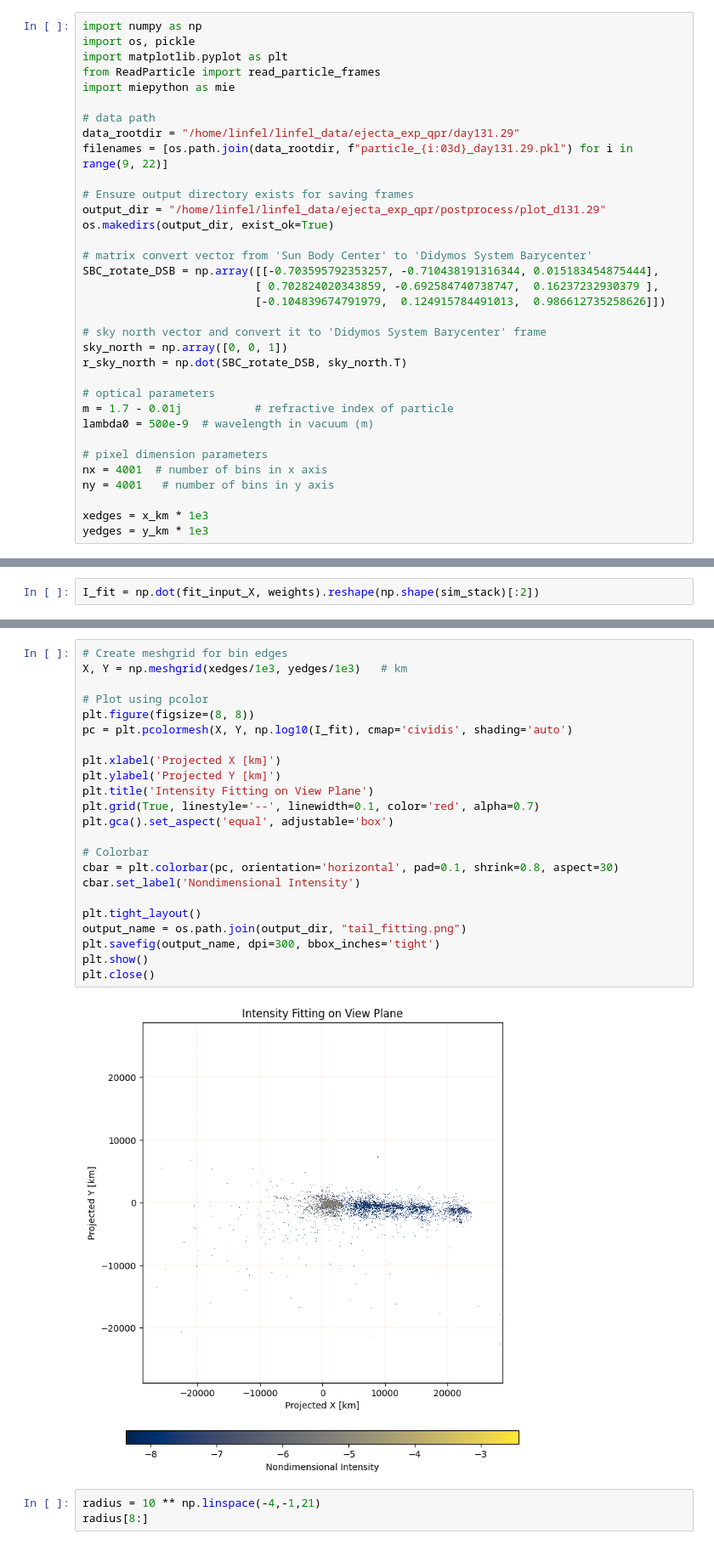
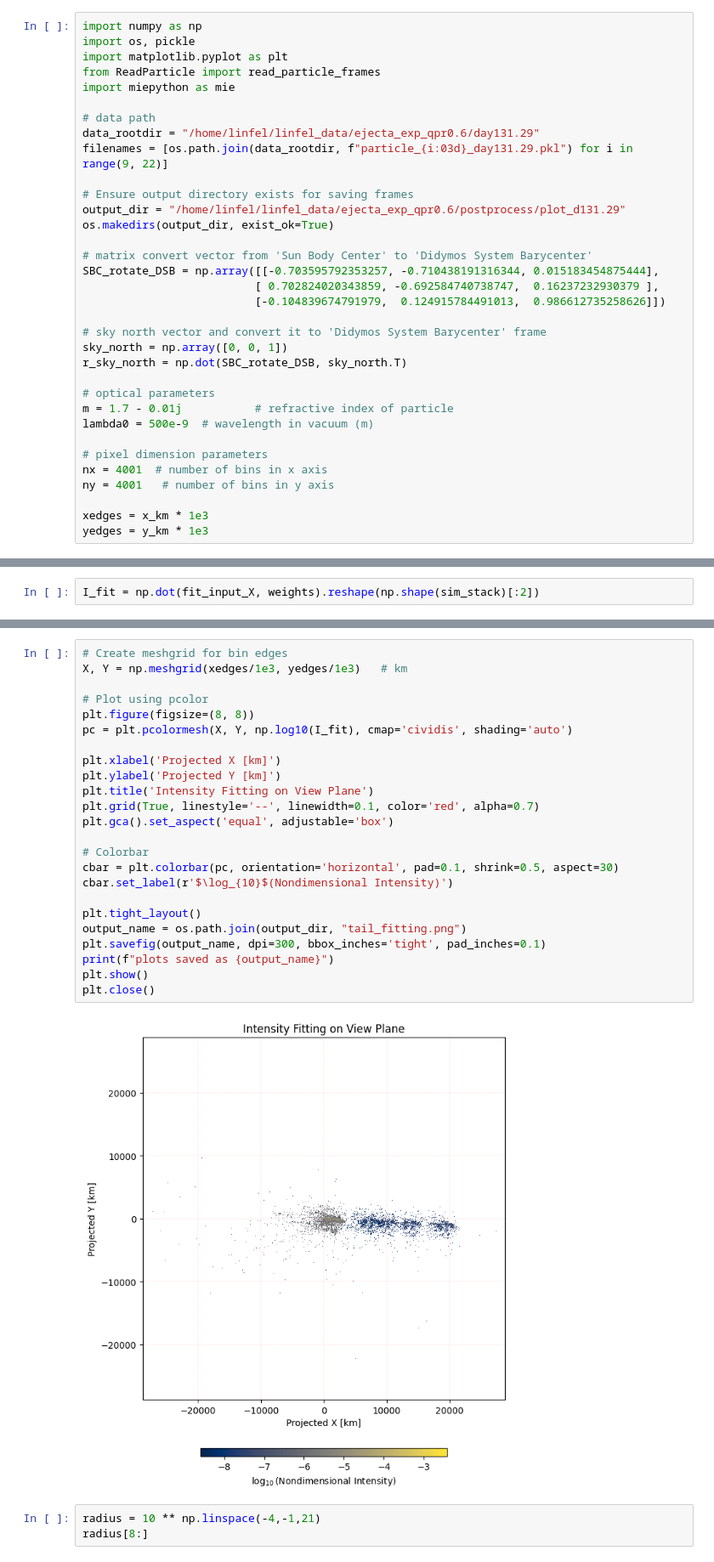
Before and after one commit to gitlinffff/rebound, a Jupyter notebook: analysis/hst_imageprocess/hst_fitting.ipynb, the cells around one changed output, grey strips where cells are left out. Shown at 85% size. Drawn from its saved outputs; the diff is of its cells as text.

```diff
--- a/analysis/hst_imageprocess/hst_fitting.ipynb
+++ b/analysis/hst_imageprocess/hst_fitting.ipynb
@@ -102,11 +102,11 @@ from ReadParticle import read_particle_frames
 import miepython as mie
 
 # data path
-data_rootdir = "/home/linfel/linfel_data/ejecta_exp_qpr/day131.29"
+data_rootdir = "/home/linfel/linfel_data/ejecta_exp_qpr0.6/day131.29"
 filenames = [os.path.join(data_rootdir, f"particle_{i:03d}_day131.29.pkl") for i in range(9, 22)]
 
 # Ensure output directory exists for saving frames
-output_dir = "/home/linfel/linfel_data/ejecta_exp_qpr/postprocess/plot_d131.29"
+output_dir = "/home/linfel/linfel_data/ejecta_exp_qpr0.6/postprocess/plot_d131.29"
 os.makedirs(output_dir, exist_ok=True)
 
 # matrix convert vector from 'Sun Body Center' to 'Didymos System Barycenter'
@@ -230,28 +230,29 @@ Maximum at (i, j) = (2000, 2000) with value = 0.0037261760509723707
 # %%
 # Create meshgrid for bin edges
 X, Y = np.meshgrid(xedges/1e3, yedges/1e3)   # km
 
 # Plot using pcolor
 plt.figure(figsize=(8, 8))
 pc = plt.pcolormesh(X, Y, np.log10(I_fit), cmap='cividis', shading='auto')
 
 plt.xlabel('Projected X [km]')
 plt.ylabel('Projected Y [km]')
 plt.title('Intensity Fitting on View Plane')
 plt.grid(True, linestyle='--', linewidth=0.1, color='red', alpha=0.7)
 plt.gca().set_aspect('equal', adjustable='box')
 
 # Colorbar
-cbar = plt.colorbar(pc, orientation='horizontal', pad=0.1, shrink=0.8, aspect=30)
-cbar.set_label('Nondimensional Intensity')
+cbar = plt.colorbar(pc, orientation='horizontal', pad=0.1, shrink=0.5, aspect=30)
+cbar.set_label(r'$\log_{10}$(Nondimensional Intensity)')
 
 plt.tight_layout()
 output_name = os.path.join(output_dir, "tail_fitting.png")
-plt.savefig(output_name, dpi=300, bbox_inches='tight')
+plt.savefig(output_name, dpi=300, bbox_inches='tight', pad_inches=0.1)
+print(f"plots saved as {output_name}")
 plt.show()
 plt.close()
 # %% [output]
-[figure, old version]
+[figure, new version]
 # %%
 radius = 10 ** np.linspace(-4,-1,21)
 radius[8:]
```
Also changed, not shown: parts of 4 cells of this notebook.
